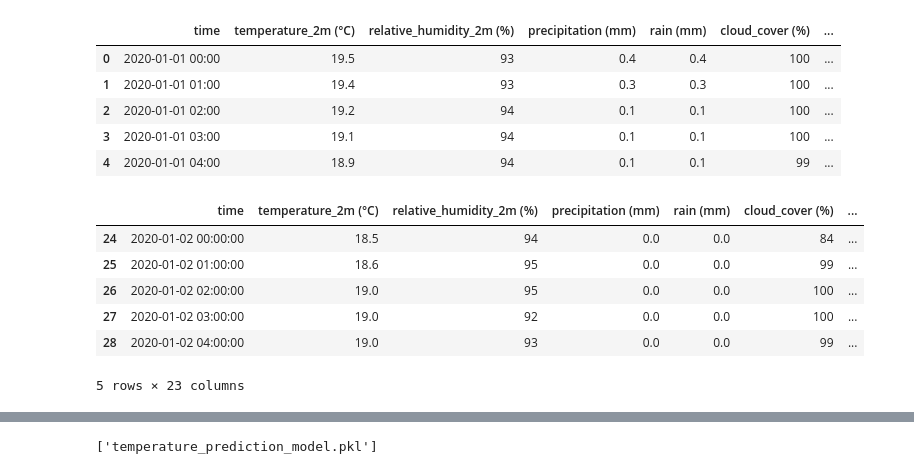
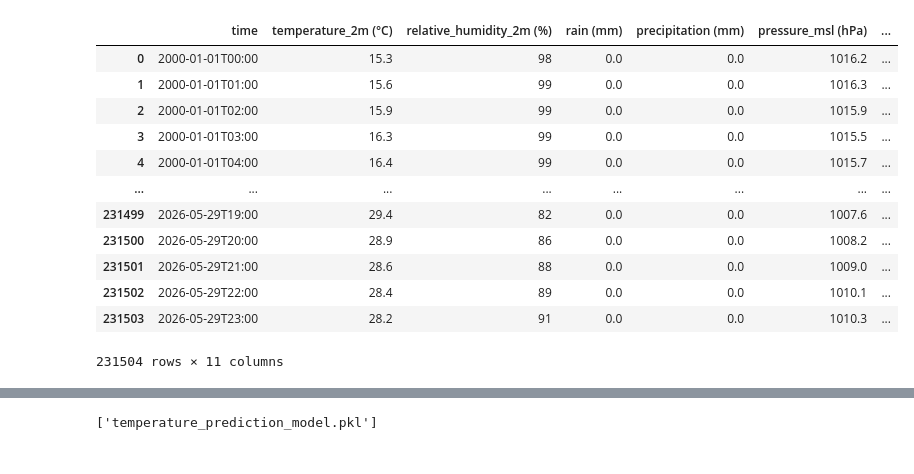
Before and after one commit to NamTe/MLE501_MSA36HN, a Jupyter notebook: temperature_prediction.ipynb, the cells around one changed output, grey strips where cells are left out. Saved outputs shown, nothing was run; the diff lists cells and outputs as text; code cells hidden in the pictures.

```diff
--- a/temperature_prediction.ipynb
+++ b/temperature_prediction.ipynb
@@ -1,14 +1,23 @@
 # %%
 import pandas as pd
 import numpy as np
 
-df = pd.read_csv("./data/open-meteo-21.05N105.81E18m.csv", skiprows=3)
 
-df.head()
+df = pd.read_csv("./data/open-meteo-20.98N105.79E12m.csv", skiprows=3)
+
+df = df.drop(columns=['pressure_msl_spread (hPa)'])
+df
 # %% [output]
-|  | time | temperature_2m (°C) | relative_humidity_2m (%) | precipitation (mm) | rain (mm) | cloud_cover (%) | ... |
-| 0 | 2020-01-01 00:00 | 19.5 | 93 | 0.4 | 0.4 | 100 | ... |
-| 1 | 2020-01-01 01:00 | 19.4 | 93 | 0.3 | 0.3 | 100 | ... |
-| 2 | 2020-01-01 02:00 | 19.2 | 94 | 0.1 | 0.1 | 100 | ... |
-| 3 | 2020-01-01 03:00 | 19.1 | 94 | 0.1 | 0.1 | 100 | ... |
-| 4 | 2020-01-01 04:00 | 18.9 | 94 | 0.1 | 0.1 | 99 | ... |
+|  | time | temperature_2m (°C) | relative_humidity_2m (%) | rain (mm) | precipitation (mm) | pressure_msl (hPa) | ... |
+| 0 | 2000-01-01T00:00 | 15.3 | 98 | 0.0 | 0.0 | 1016.2 | ... |
+| 1 | 2000-01-01T01:00 | 15.6 | 99 | 0.0 | 0.0 | 1016.3 | ... |
+| 2 | 2000-01-01T02:00 | 15.9 | 99 | 0.0 | 0.0 | 1015.9 | ... |
+| 3 | 2000-01-01T03:00 | 16.3 | 99 | 0.0 | 0.0 | 1015.5 | ... |
+| 4 | 2000-01-01T04:00 | 16.4 | 99 | 0.0 | 0.0 | 1015.7 | ... |
+| ... | ... | ... | ... | ... | ... | ... | ... |
+| 231499 | 2026-05-29T19:00 | 29.4 | 82 | 0.0 | 0.0 | 1007.6 | ... |
+| 231500 | 2026-05-29T20:00 | 28.9 | 86 | 0.0 | 0.0 | 1008.2 | ... |
+| 231501 | 2026-05-29T21:00 | 28.6 | 88 | 0.0 | 0.0 | 1009.0 | ... |
+| 231502 | 2026-05-29T22:00 | 28.4 | 89 | 0.0 | 0.0 | 1010.1 | ... |
+| 231503 | 2026-05-29T23:00 | 28.2 | 91 | 0.0 | 0.0 | 1010.3 | ... |
+231504 rows × 11 columns
@@ -46,10 +23,0 @@ df = df.dropna()
-# %%
-df.head()
-# %% [output]
-|  | time | temperature_2m (°C) | relative_humidity_2m (%) | precipitation (mm) | rain (mm) | cloud_cover (%) | ... |
-| 24 | 2020-01-02 00:00:00 | 18.5 | 94 | 0.0 | 0.0 | 84 | ... |
-| 25 | 2020-01-02 01:00:00 | 18.6 | 95 | 0.0 | 0.0 | 99 | ... |
-| 26 | 2020-01-02 02:00:00 | 19.0 | 95 | 0.0 | 0.0 | 100 | ... |
-| 27 | 2020-01-02 03:00:00 | 19.0 | 92 | 0.0 | 0.0 | 100 | ... |
-| 28 | 2020-01-02 04:00:00 | 19.0 | 93 | 0.0 | 0.0 | 99 | ... |
-5 rows × 23 columns
```
Also changed, not shown: parts of 12 cells of this notebook, 2 other files.
